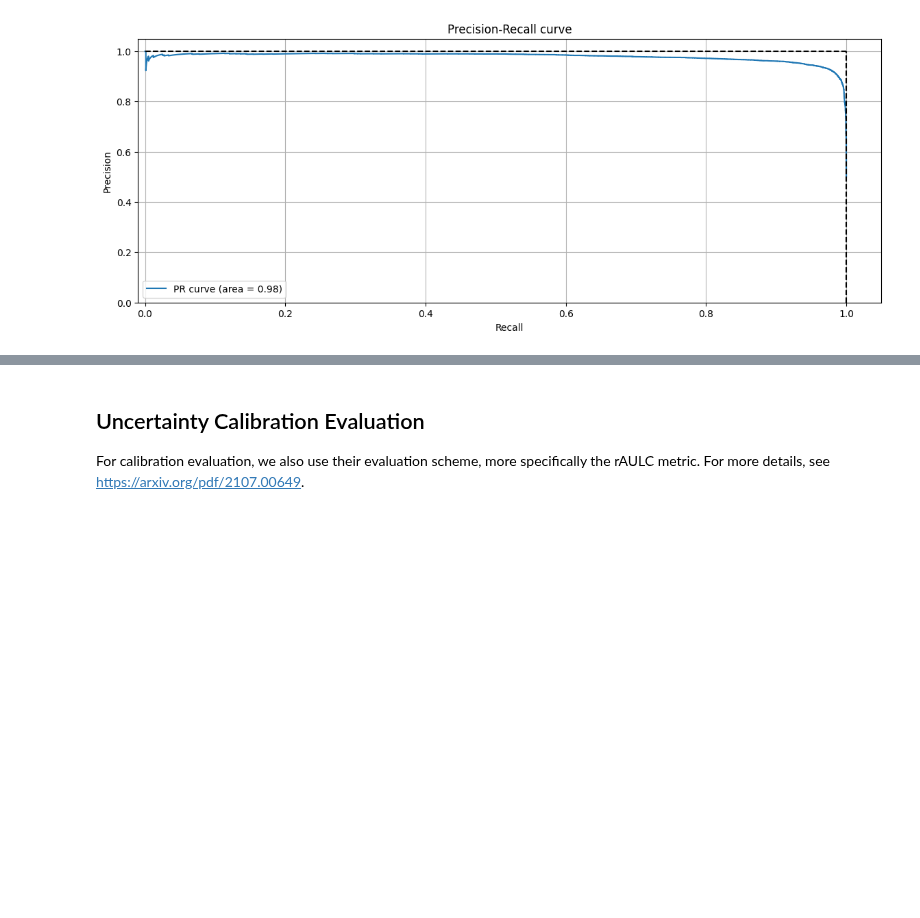
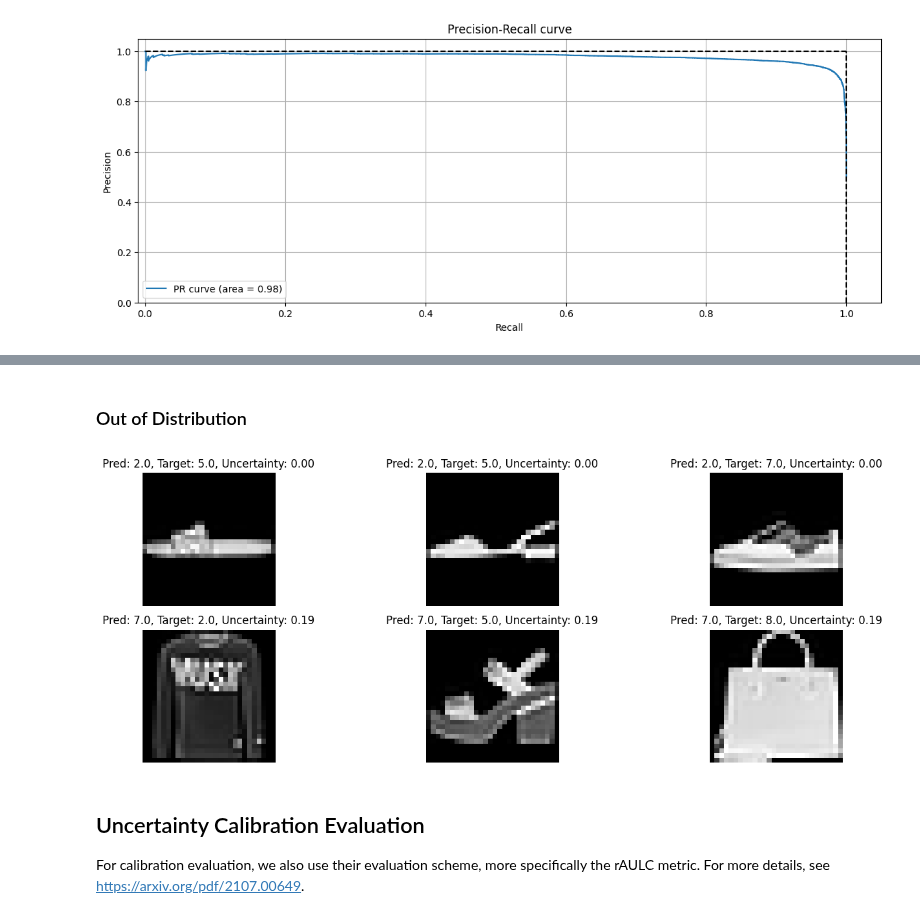
Before and after one commit to lightning-uq-box/lightning-uq-box, a Jupyter notebook: docs/tutorials/classification/zigzag_mnist.ipynb, the cells around one changed output, grey strips where cells are left out. Cells and saved outputs as stored; diff of their text form; code cells hidden in the pictures; blank space fills up the shorter version.

```diff
--- a/docs/tutorials/classification/zigzag_mnist.ipynb
+++ b/docs/tutorials/classification/zigzag_mnist.ipynb
@@ -321,3 +378,9 @@ PR AUC: 0.9792
+# %% [markdown]
+### Out of Distribution
+# %%
+visualize_samples(uncertainties_out, pred_out, target_out, images_to_viz_out)
+# %% [output]
+[figure, added]
 # %% [markdown]
 ## Uncertainty Calibration Evaluation
 
```
Also changed, not shown: parts of 9 cells of this notebook, 1 other file.
